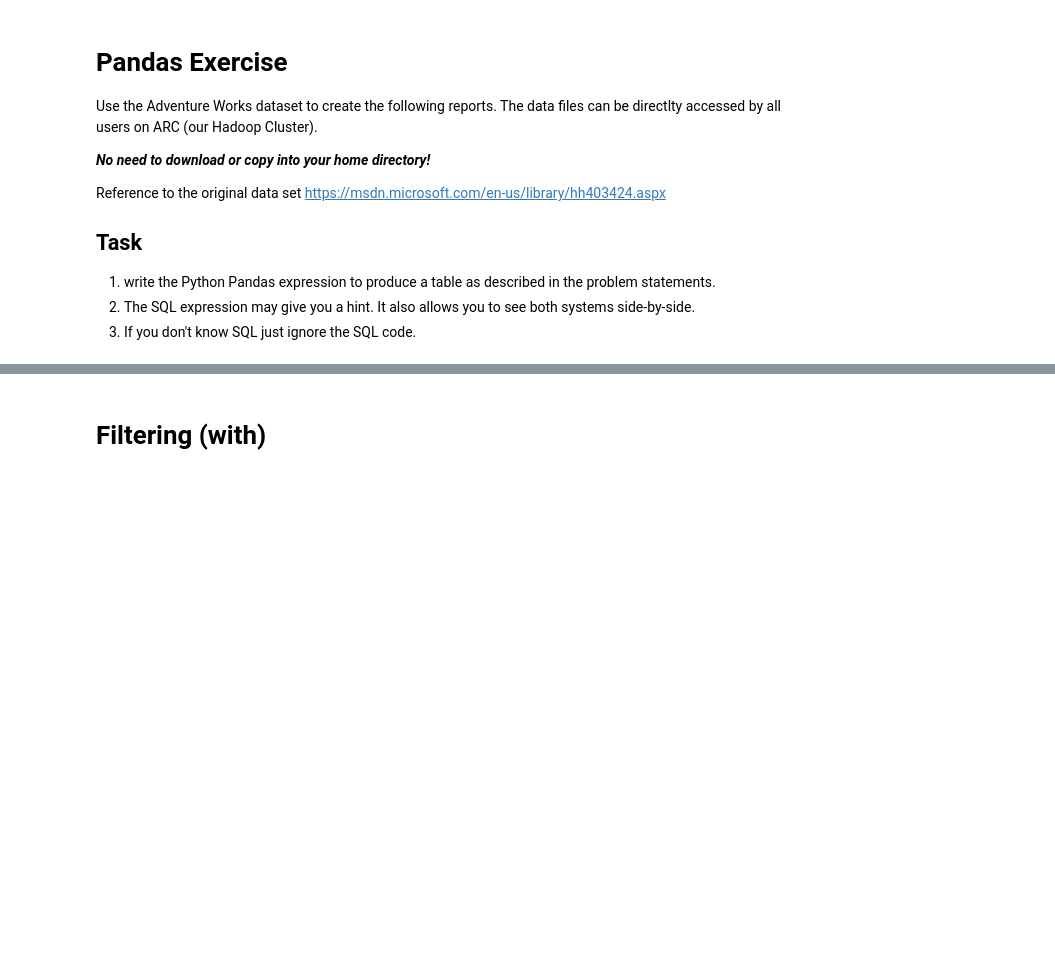
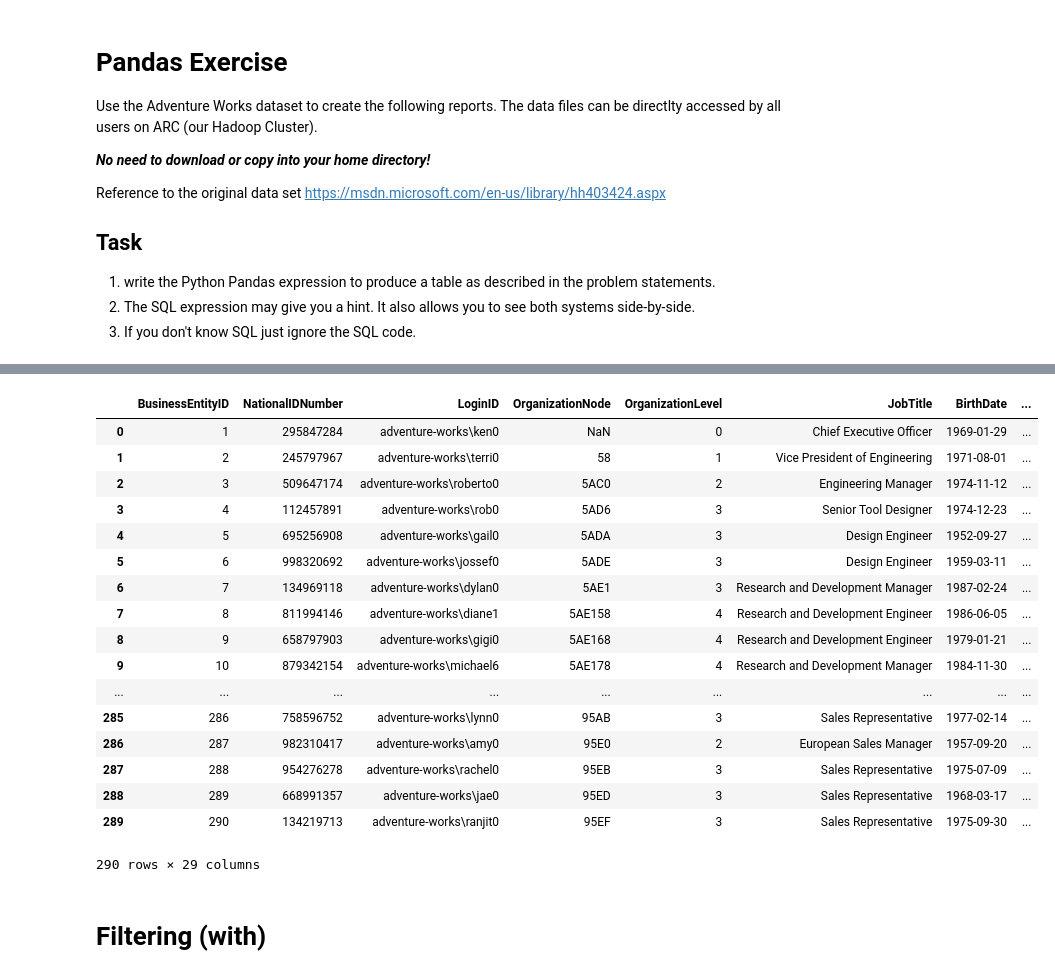
Before and after one commit to peterbengkui/DataProgramming, a Jupyter notebook: 04-Pandas-Data-Tables/PandasExercise_solution.ipynb, the cells around one changed output, grey strips where cells are left out. Drawn from its saved outputs; the diff is of its cells as text; code cells hidden in the pictures; blank space fills up the shorter version.

Commit message:
pandas examples

```diff
--- a/04-Pandas-Data-Tables/PandasExercise_solution.ipynb
+++ b/04-Pandas-Data-Tables/PandasExercise_solution.ipynb
@@ -48,0 +57,10 @@ Wall time: 10.9 ms
+# %%
+Employees = Employees.merge(Email[["BusinessEntityID", "EmailAddress"]], on="BusinessEntityID", how="inner")
+Employees.head()
+# %%
+Employees = Employees.merge(Person[["BusinessEntityID", "PersonType", "NameStyle", "Title", "FirstName","MiddleName", "LastName"]], on="BusinessEntityID", how="inner")
+Employees.head()
+# %%
+BusinessEntityAddress = pd.read_excel("/Users/mxz0434/GSU-Teaching/course-material/DataProgramming/04-Pandas-Data-Tables/BusinessEntityAddress.xlsx")
+print("shape:", BusinessEntityAddress.shape)
+BusinessEntityAddress.head()
@@ -48,0 +75,4 @@ Wall time: 10.9 ms
+# %%
+Address = Address.merge(BusinessEntityAddress[["BusinessEntityID", "AddressID"]], on="AddressID", how="inner")
+Address.head()
+Address.columns
@@ -49,3 +90,25 @@ Wall time: 10.9 ms
+# %%
+Employees = Employees.merge(Address[['BusinessEntityID', 'AddressID', 'AddressLine1', 'AddressLine2', 'City', 'StateProvinceID', 'PostalCode']], on='BusinessEntityID', how='inner')
+Employees
+# %% [output]
+|  | BusinessEntityID | NationalIDNumber | LoginID | OrganizationNode | OrganizationLevel | JobTitle | BirthDate | ... |
+| 0 | 1 | 295847284 | adventure-works\ken0 | NaN | 0 | Chief Executive Officer | 1969-01-29 | ... |
+| 1 | 2 | 245797967 | adventure-works\terri0 | 58 | 1 | Vice President of Engineering | 1971-08-01 | ... |
+| 2 | 3 | 509647174 | adventure-works\roberto0 | 5AC0 | 2 | Engineering Manager | 1974-11-12 | ... |
+| 3 | 4 | 112457891 | adventure-works\rob0 | 5AD6 | 3 | Senior Tool Designer | 1974-12-23 | ... |
+| 4 | 5 | 695256908 | adventure-works\gail0 | 5ADA | 3 | Design Engineer | 1952-09-27 | ... |
+| 5 | 6 | 998320692 | adventure-works\jossef0 | 5ADE | 3 | Design Engineer | 1959-03-11 | ... |
+| 6 | 7 | 134969118 | adventure-works\dylan0 | 5AE1 | 3 | Research and Development Manager | 1987-02-24 | ... |
+| 7 | 8 | 811994146 | adventure-works\diane1 | 5AE158 | 4 | Research and Development Engineer | 1986-06-05 | ... |
+| 8 | 9 | 658797903 | adventure-works\gigi0 | 5AE168 | 4 | Research and Development Engineer | 1979-01-21 | ... |
+| 9 | 10 | 879342154 | adventure-works\michael6 | 5AE178 | 4 | Research and Development Manager | 1984-11-30 | ... |
+| ... | ... | ... | ... | ... | ... | ... | ... | ... |
+| 285 | 286 | 758596752 | adventure-works\lynn0 | 95AB | 3 | Sales Representative | 1977-02-14 | ... |
+| 286 | 287 | 982310417 | adventure-works\amy0 | 95E0 | 2 | European Sales Manager | 1957-09-20 | ... |
+| 287 | 288 | 954276278 | adventure-works\rachel0 | 95EB | 3 | Sales Representative | 1975-07-09 | ... |
+| 288 | 289 | 668991357 | adventure-works\jae0 | 95ED | 3 | Sales Representative | 1968-03-17 | ... |
+| 289 | 290 | 134219713 | adventure-works\ranjit0 | 95EF | 3 | Sales Representative | 1975-09-30 | ... |
+290 rows × 29 columns
 # %% [markdown]
 # Filtering (with)
 # %% [markdown]
```
Also changed, not shown: parts of 14 cells of this notebook, 10 other files.
